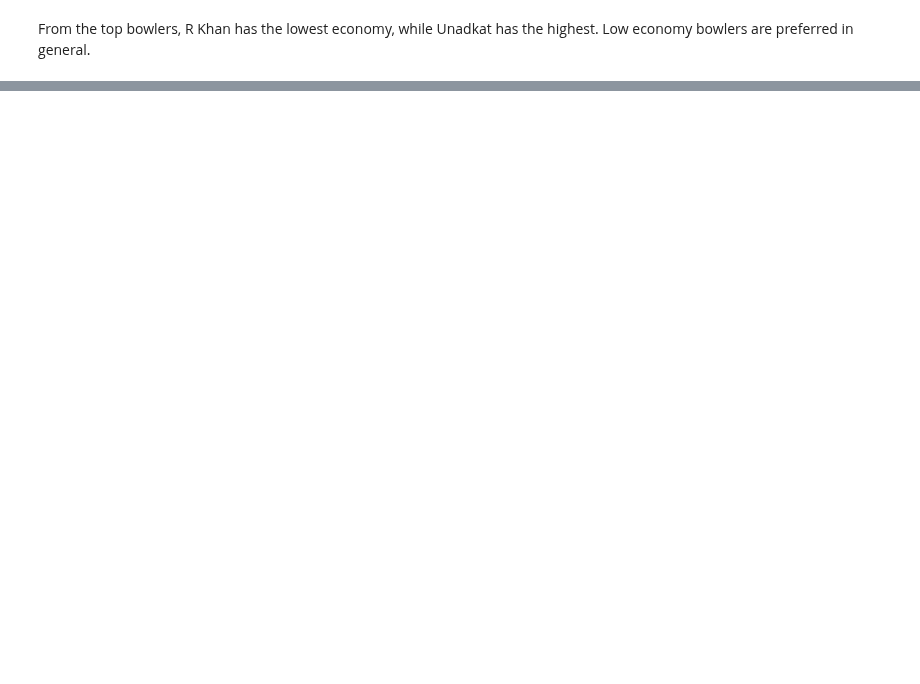
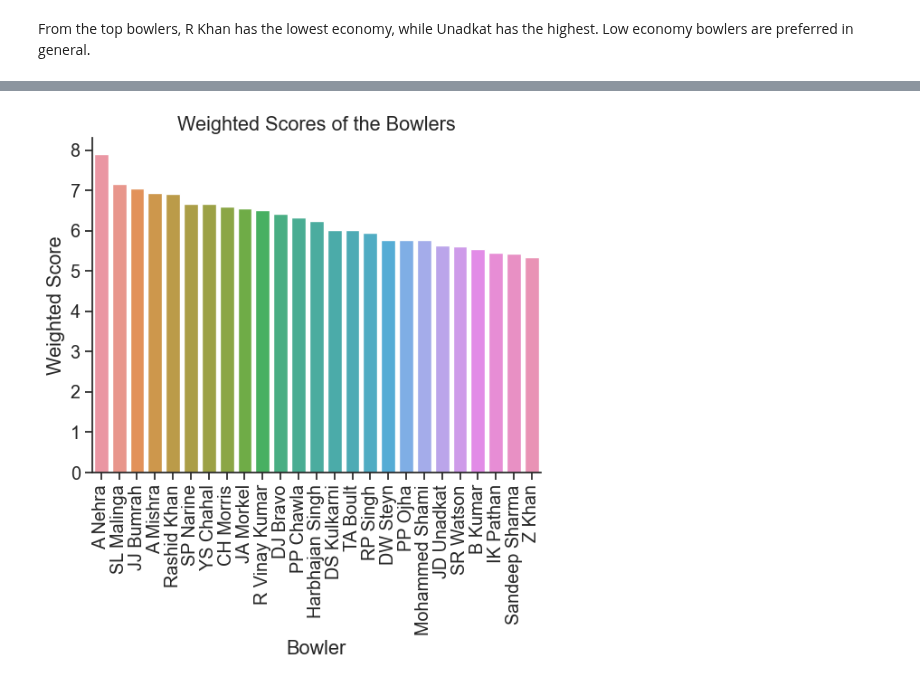
Before and after one commit to ubco-W2022T2-data301/project-group-group60, a Jupyter notebook: analysis/analysis2.ipynb, the cells around one changed output, grey strips where cells are left out. Saved outputs shown, nothing was run; the diff lists cells and outputs as text; code cells hidden in the pictures; blank space fills up the shorter version.

```diff
--- a/analysis/analysis2.ipynb
+++ b/analysis/analysis2.ipynb
@@ -178,0 +260,9 @@ From the top bowlers, R Khan has the lowest economy, while Unadkat has the highe
+# %%
+new_matches = new_matches[(new_matches['MatchNumber'] == 'Final') | (new_matches['MatchNumber'] == 'Eliminator') | (new_matches['MatchNumber'] == 'Qualifier 1') | (new_matches['MatchNumber'] == 'Qualifier 2')]
+id_list = new_matches['ID'].tolist()
+df3 = new_ball[new_ball['ID'].isin(id_list)]
+b2 = df3.groupby('bowler')
+bo2 = pf2.calculate_bowling_stats(b2)
+bo2["Overs"]=bo2["Balls Bowled"]//6
+bo2["Economy Rate"]= bo2["Total Runs"]/bo2["Overs"]
+bo2
@@ -178,0 +284,7 @@ From the top bowlers, R Khan has the lowest economy, while Unadkat has the highe
+# %%
+df2 = new_ball[new_ball['overs'] >14]
+b1 = df2.groupby('bowler')
+bo1 = pf2.calculate_bowling_stats(b1)
+bo1["Overs"]=bo1["Balls Bowled"]//6
+bo1["Economy Rate"]= bo1["Total Runs"]/bo1["Overs"]
+bo1
@@ -178,0 +311,3 @@ From the top bowlers, R Khan has the lowest economy, while Unadkat has the highe
+# %%
+bowler_stats["Weighted Score"]= pf2.calculate_bowling_index(bowler_stats) + pf2.calculate_bowling_index1(bo2)+ pf2.calculate_bowling_index1(bo1)
+bowler_stats
@@ -178,0 +333,4 @@ From the top bowlers, R Khan has the lowest economy, while Unadkat has the highe
+# %%
+df_sorted = bowler_stats.sort_values('Weighted Score', ascending=False)
+df_sorted = df_sorted.head(25)
+df_sorted
@@ -178,0 +356,9 @@ From the top bowlers, R Khan has the lowest economy, while Unadkat has the highe
+# %%
+ax = sns.barplot(data=df_sorted,x=df_sorted.index,y="Weighted Score")
+ax.set_xticklabels(ax.get_xticklabels(), rotation=90)
+plt.xlabel('Bowler')
+plt.ylabel('Weighted Score')
+plt.title('Weighted Scores of the Bowlers')
+plt.show()
+# %% [output]
+[figure, added]
```
Also changed, not shown: parts of 16 cells of this notebook, 3 other files.
